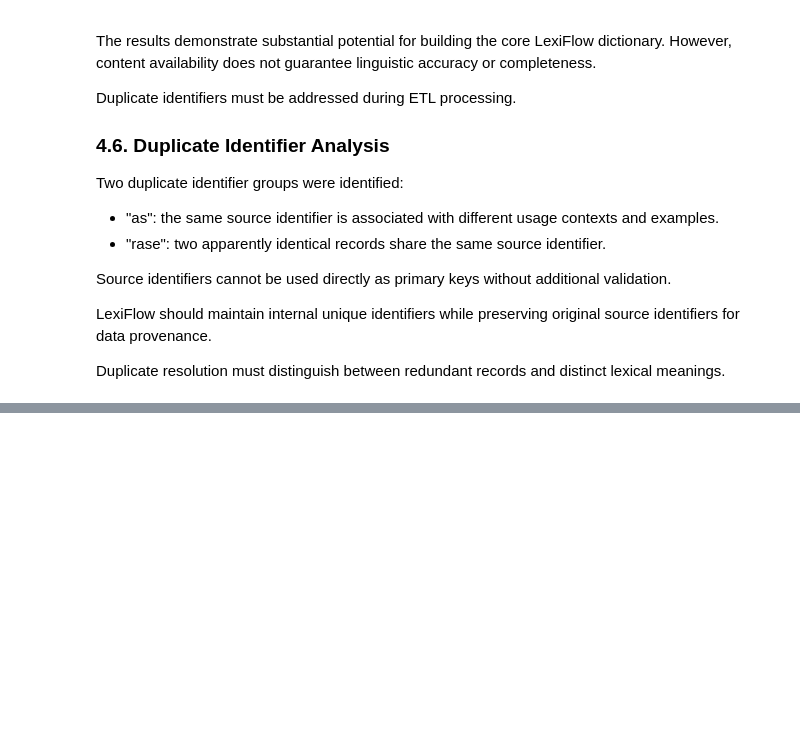
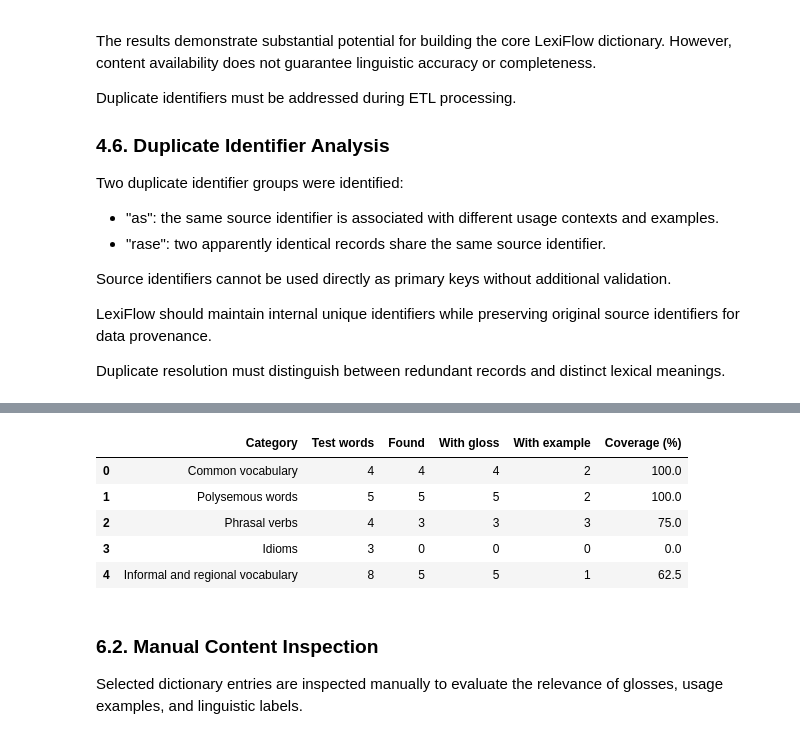
Before and after one commit to Lizalip/Lexiflow, a Jupyter notebook: research/notebooks/01_source_audit.ipynb, the cells around one changed output, grey strips where cells are left out. Drawn from its saved outputs; the diff is of its cells as text; code cells hidden in the pictures; blank space fills up the shorter version.

Commit message:
Complete dictionary source audit

```diff
--- a/research/notebooks/01_source_audit.ipynb
+++ b/research/notebooks/01_source_audit.ipynb
@@ -592,0 +867,35 @@ records and distinct lexical meanings.
+# %%
+group_results = []
+
+for category, words in vocabulary_groups.items():
+    records = word_analysis.loc[words]
+
+    group_results.append({
+        "Category": category,
+        "Test words": len(words),
+        "Found": (records["senses"] > 0).sum(),
+        "With gloss": (records["with_gloss"] > 0).sum(),
+        "With example": (records["with_example"] > 0).sum()
+    })
+
+group_summary = pd.DataFrame(group_results)
+
+group_summary["Coverage (%)"] = (
+    group_summary["Found"]
+    / group_summary["Test words"] * 100
+)
+
+group_summary.round(2)
+# %% [output]
+|  | Category | Test words | Found | With gloss | With example | Coverage (%) |
+| 0 | Common vocabulary | 4 | 4 | 4 | 2 | 100.0 |
+| 1 | Polysemous words | 5 | 5 | 5 | 2 | 100.0 |
+| 2 | Phrasal verbs | 4 | 3 | 3 | 3 | 75.0 |
+| 3 | Idioms | 3 | 0 | 0 | 0 | 0.0 |
+| 4 | Informal and regional vocabulary | 8 | 5 | 5 | 1 | 62.5 |
+# %% [markdown]
+### 6.2. Manual Content Inspection
+
+Selected dictionary entries are inspected manually
+to evaluate the relevance of glosses, usage examples,
+and linguistic labels.
```
Also changed, not shown: parts of 12 cells of this notebook.
